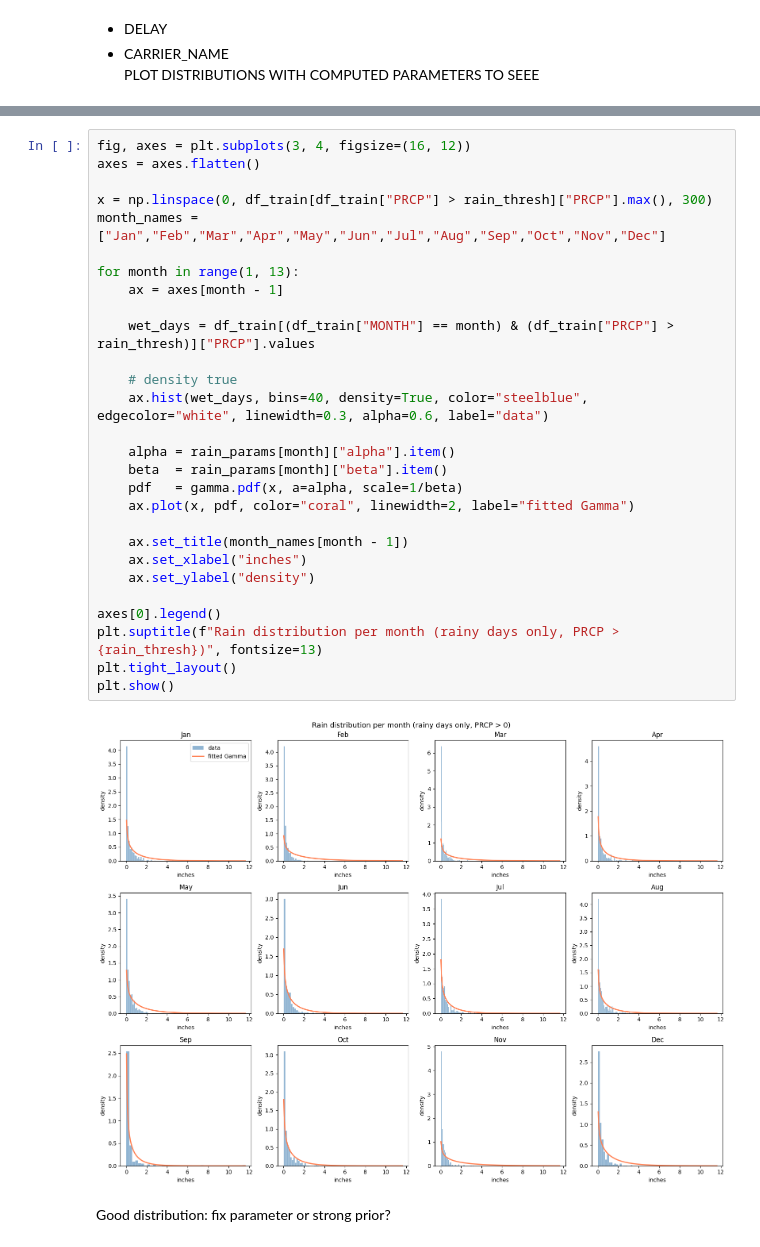
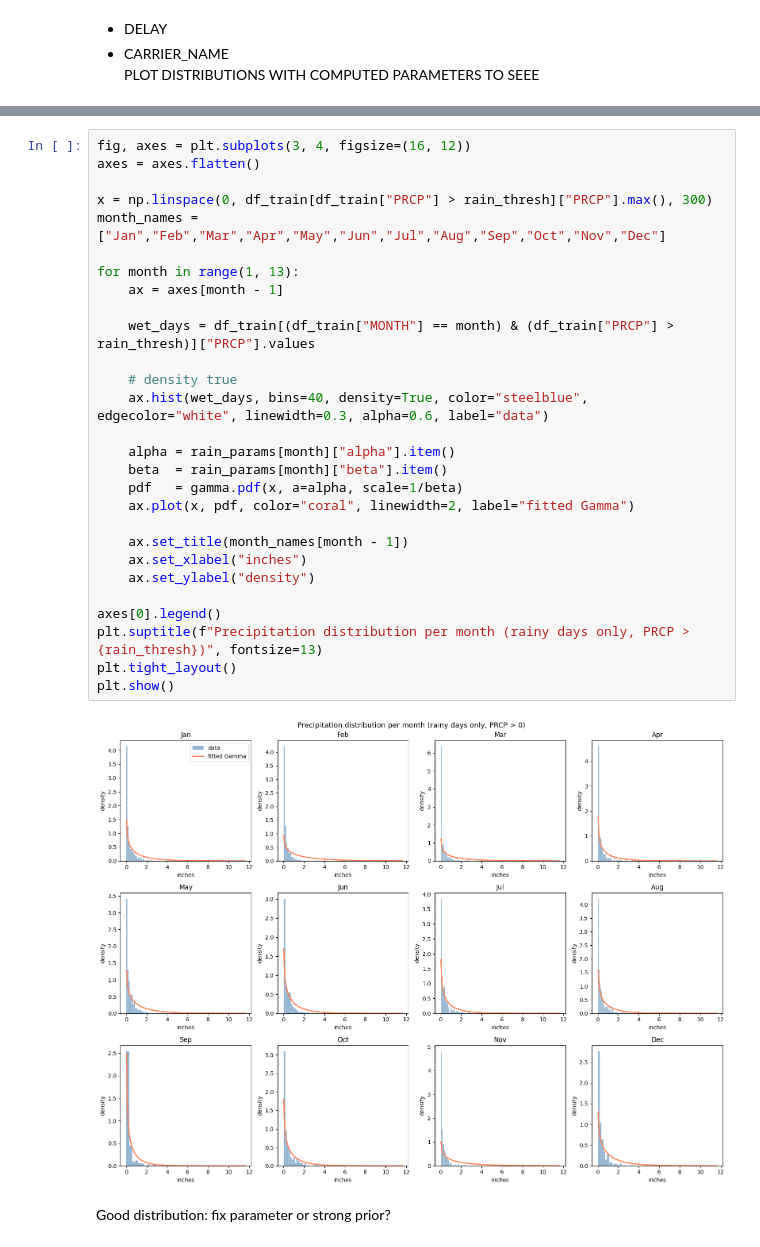
Before and after one commit to mariatmvendas/mbml_project, a Jupyter notebook: EDA.ipynb, the cells around one changed output, grey strips where cells are left out. Cells and saved outputs as stored; diff of their text form.

```diff
--- a/EDA.ipynb
+++ b/EDA.ipynb
@@ -416,33 +417,33 @@ for month in range(1, 13):
 # %%
 fig, axes = plt.subplots(3, 4, figsize=(16, 12))
 axes = axes.flatten()
 
 x = np.linspace(0, df_train[df_train["PRCP"] > rain_thresh]["PRCP"].max(), 300)
 month_names = ["Jan","Feb","Mar","Apr","May","Jun","Jul","Aug","Sep","Oct","Nov","Dec"]
 
 for month in range(1, 13):
     ax = axes[month - 1]
 
     wet_days = df_train[(df_train["MONTH"] == month) & (df_train["PRCP"] > rain_thresh)]["PRCP"].values
 
     # density true
     ax.hist(wet_days, bins=40, density=True, color="steelblue", edgecolor="white", linewidth=0.3, alpha=0.6, label="data")
 
     alpha = rain_params[month]["alpha"].item()
     beta  = rain_params[month]["beta"].item()
     pdf   = gamma.pdf(x, a=alpha, scale=1/beta)
     ax.plot(x, pdf, color="coral", linewidth=2, label="fitted Gamma")
 
     ax.set_title(month_names[month - 1])
     ax.set_xlabel("inches")
     ax.set_ylabel("density")
 
 axes[0].legend()
-plt.suptitle(f"Rain distribution per month (rainy days only, PRCP > {rain_thresh})", fontsize=13)
+plt.suptitle(f"Precipitation distribution per month (rainy days only, PRCP > {rain_thresh})", fontsize=13)
 plt.tight_layout()
 plt.show()
 # %% [output]
-[figure, old version]
+[figure, new version]
 # %% [markdown]
 Good distribution: fix parameter or strong prior?
 # %% [markdown]
```
Also changed, not shown: parts of 10 cells of this notebook.
